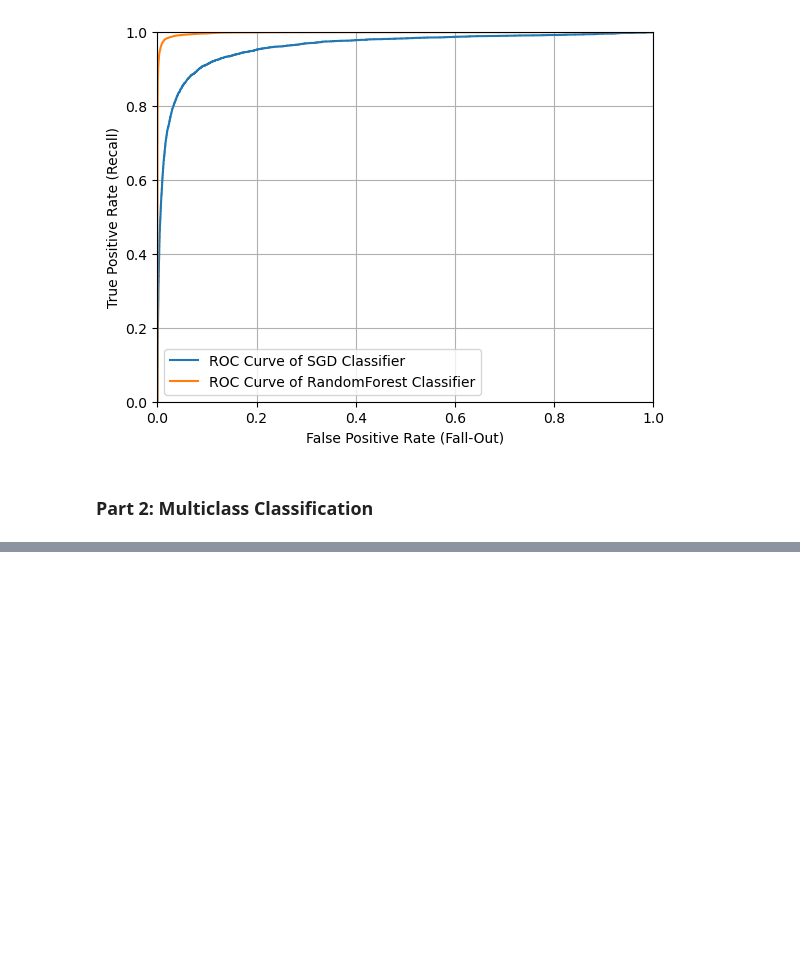
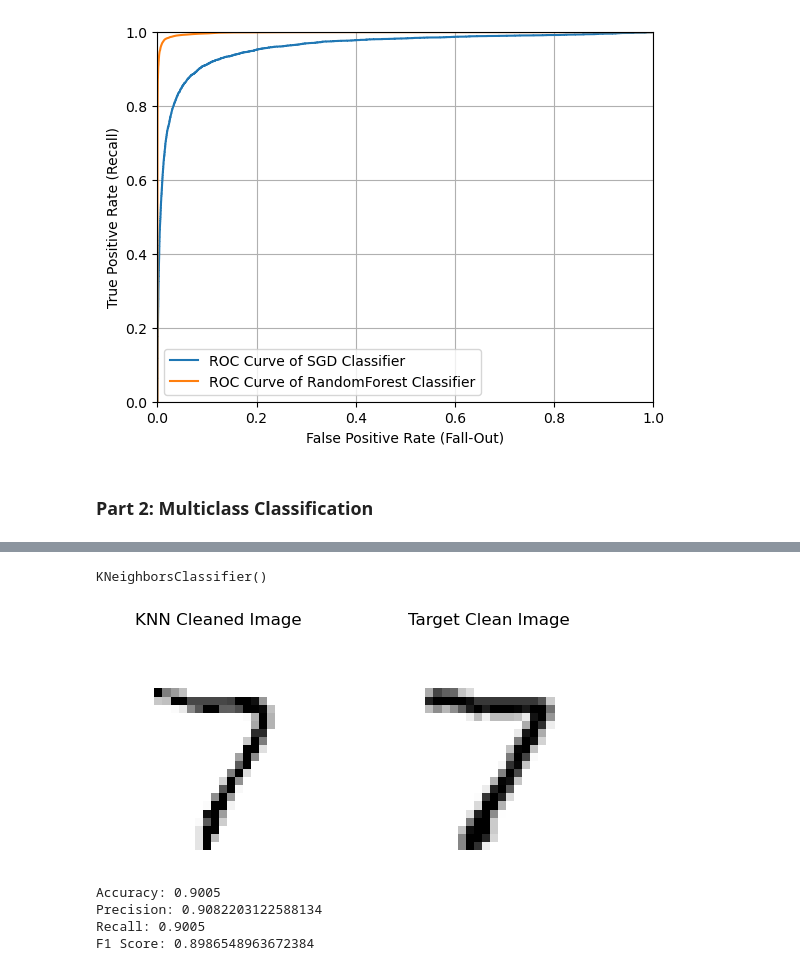
Before and after one commit to applewu265/PythonML_Projects, a Jupyter notebook: mnist_classifier.ipynb, the cells around one changed output, grey strips where cells are left out. Saved outputs shown, nothing was run; the diff lists cells and outputs as text; code cells hidden in the pictures; blank space fills up the shorter version.

```diff
--- a/mnist_classifier.ipynb
+++ b/mnist_classifier.ipynb
@@ -146,0 +193,33 @@ RandomForest Classifier: 0.9983436731328145
+# %%
+# train knn to clean up image
+from sklearn.neighbors import KNeighborsClassifier
+knn_class = KNeighborsClassifier()
+knn_class.fit(X_train_noise, y_train_noise)
+# %% [output]
+KNeighborsClassifier()
+# %%
+# visualize w/ one img
+plt.subplot(1, 2, 1)
+graph_img(knn_class.predict([X_test_noise[0]]))
+plt.title("KNN Cleaned Image")
+plt.subplot(1, 2, 2)
+graph_img(y_test_noise[0])
+plt.title("Target Clean Image")
+plt.show()
+# %% [output]
+[figure, added]
+# %%
+# run random forest on cleaned images to see if performance improved
+from sklearn.metrics import f1_score
+fr_clf = RandomForestClassifier(random_state=42)
+fr_clf.fit(X_train, y_train)
+cleaned_preds = fr_clf.predict(knn_class.predict(X_test_noise[:2000]))
+print(f"Accuracy: {accuracy_score(y_test[:2000], cleaned_preds)}")
+print(f"Precision: {precision_score(y_test[:2000], cleaned_preds, average = "weighted")}")
+print(f"Recall: {recall_score(y_test[:2000], cleaned_preds, average = "weighted")}")
+print(f"F1 Score: {f1_score(y_test[:2000], cleaned_preds, average = "weighted")}")
+# %% [output]
+Accuracy: 0.9005
+Precision: 0.9082203122588134
+Recall: 0.9005
+F1 Score: 0.8986548963672384
```
Also changed, not shown: parts of 6 cells of this notebook.
